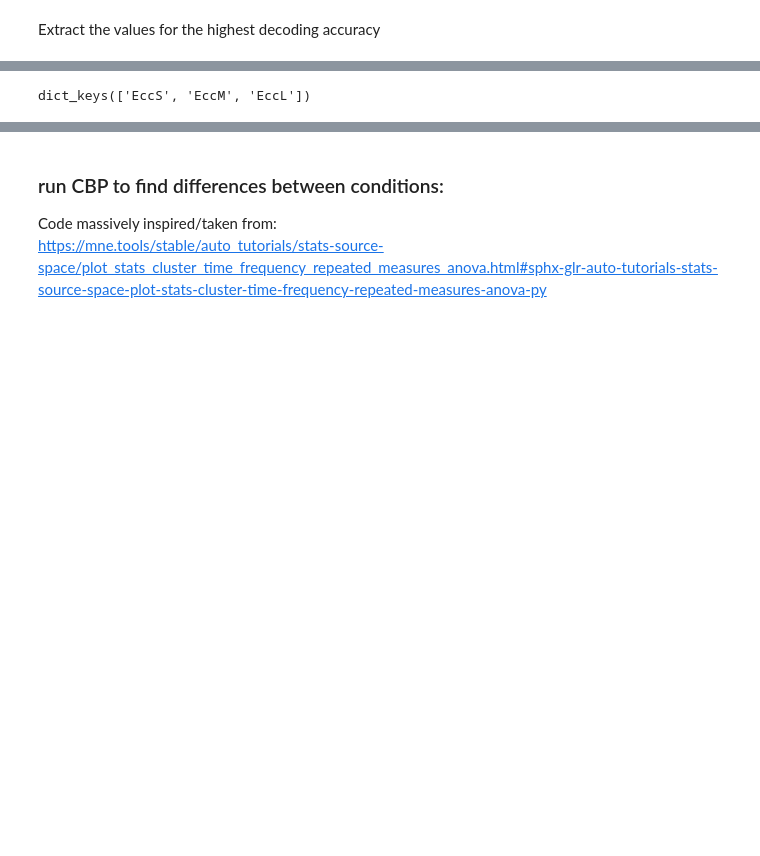
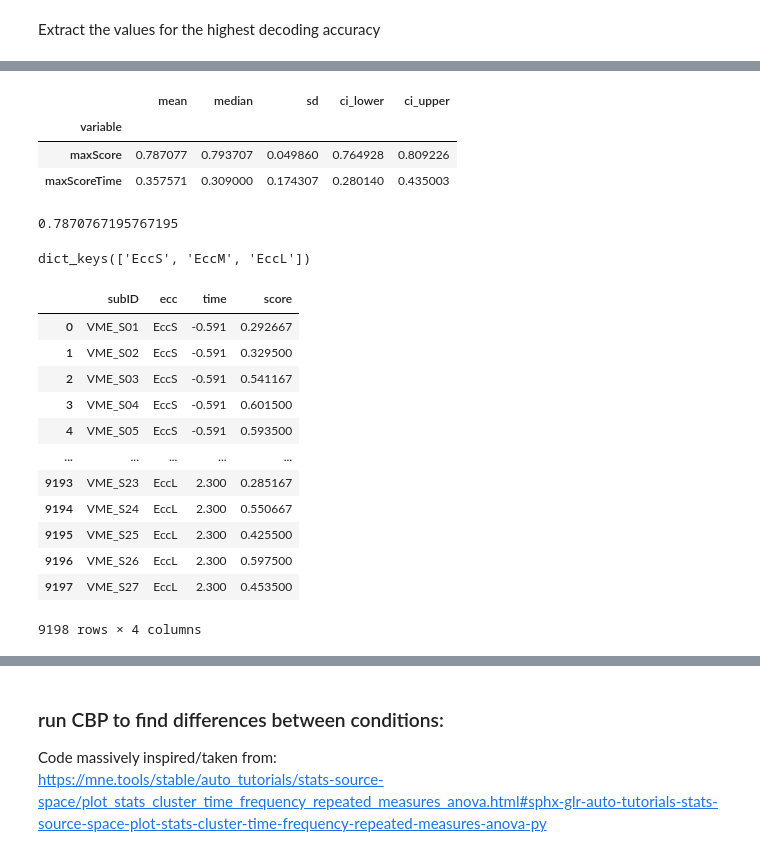
Before and after one commit to eioe/vMemEcc-Analyses, a Jupyter notebook: Analyses_Py/04.1-decoding_sensorspace_plotters.ipynb, the cells around one changed output, grey strips where cells are left out. Drawn from its saved outputs; the diff is of its cells as text; code cells hidden in the pictures; blank space fills up the shorter version.

```diff
--- a/Analyses_Py/04.1-decoding_sensorspace_plotters.ipynb
+++ b/Analyses_Py/04.1-decoding_sensorspace_plotters.ipynb
@@ -442,0 +463,45 @@ helpers.extract_var("decod_sensorspace_all_peak_t", decod_max.time.iloc[0], exp_
+# %%
+import scipy
+
+def ci95(x, returnval='both'):
+    m = np.mean(x)
+    s = np.std(x)
+    t_crit = np.abs(scipy.stats.t.ppf((1-0.95)/2, len(x)-1))
+    upper = m+s*t_crit/np.sqrt(len(x))
+    lower = m-s*t_crit/np.sqrt(len(x))
+    if returnval == 'both':
+        out = (lower, upper)
+    elif returnval == 'lower':
+        out = lower
+    elif returnval == 'upper':
+        out = upper
+    return out
+
+
+df = acc_df.melt(id_vars=['subID'], var_name='time', value_name='score')  # put into long format
+decod_summary = (df.groupby('subID')
+        .agg(max=('score', np.max))
+        .merge(df, left_on='max', right_on='score')
+        .drop(labels='score', axis='columns')
+        .groupby('subID')
+        .agg(maxScore=('max', np.mean),
+             maxScoreTime=('time', np.mean))
+        .reset_index()
+        .melt(id_vars=['subID'])
+        .groupby('variable')
+        .agg(mean=('value',  np.mean),
+             median=('value',  np.median),
+             sd = ('value', np.std),
+             ci_lower = ('value', lambda x: ci95(x, returnval='lower')),
+             ci_upper = ('value', lambda x: ci95(x, returnval='upper')))
+)
+decod_summary
+# %% [output]
+|  | mean | median | sd | ci_lower | ci_upper |
+| variable |  |  |  |  |  |
+| maxScore | 0.787077 | 0.793707 | 0.049860 | 0.764928 | 0.809226 |
+| maxScoreTime | 0.357571 | 0.309000 | 0.174307 | 0.280140 | 0.435003 |
+# %%
+ha.loc['maxAcc', 'mean']
+# %% [output]
+0.7870767195767195
@@ -483,3 +570,33 @@ for ecc in cond_dict['Ecc']:
     t_values, clusters, p_values = run_cbp_test(data)
     idx_sign_clusters = np.argwhere(p_values<p_val_cbp)
     sign_cluster_times[ecc] = [times[clusters[idx[0]]][[0,-1]] for idx in idx_sign_clusters]
+# %%
+df_per_ecc = []
+for ecc in eccs:
+    times = data_dict[ecc]['times']
+    acc = np.asarray(data_dict[ecc]['scores'])
+    acc_df = pd.DataFrame(acc)
+    acc_df.columns = [f'{t:.3f}' for t in times]
+    acc_df['subID'] = sub_list_str
+    acc_df['ecc'] = ecc
+    df_per_ecc.append(acc_df)
+# %%
+acc_df_ecc = pd.concat(df_per_ecc)
+# %%
+df = acc_df_ecc.melt(id_vars=['subID', 'ecc'], var_name='time', value_name='score')  # put into long format
+#df[df.ecc == 'EccS']
+df
+# %% [output]
+|  | subID | ecc | time | score |
+| 0 | VME_S01 | EccS | -0.591 | 0.292667 |
+| 1 | VME_S02 | EccS | -0.591 | 0.329500 |
+| 2 | VME_S03 | EccS | -0.591 | 0.541167 |
+| 3 | VME_S04 | EccS | -0.591 | 0.601500 |
+| 4 | VME_S05 | EccS | -0.591 | 0.593500 |
+| ... | ... | ... | ... | ... |
+| 9193 | VME_S23 | EccL | 2.300 | 0.285167 |
+| 9194 | VME_S24 | EccL | 2.300 | 0.550667 |
+| 9195 | VME_S25 | EccL | 2.300 | 0.425500 |
+| 9196 | VME_S26 | EccL | 2.300 | 0.597500 |
+| 9197 | VME_S27 | EccL | 2.300 | 0.453500 |
+9198 rows × 4 columns
```
Also changed, not shown: parts of 12 cells of this notebook, 1 other file.
